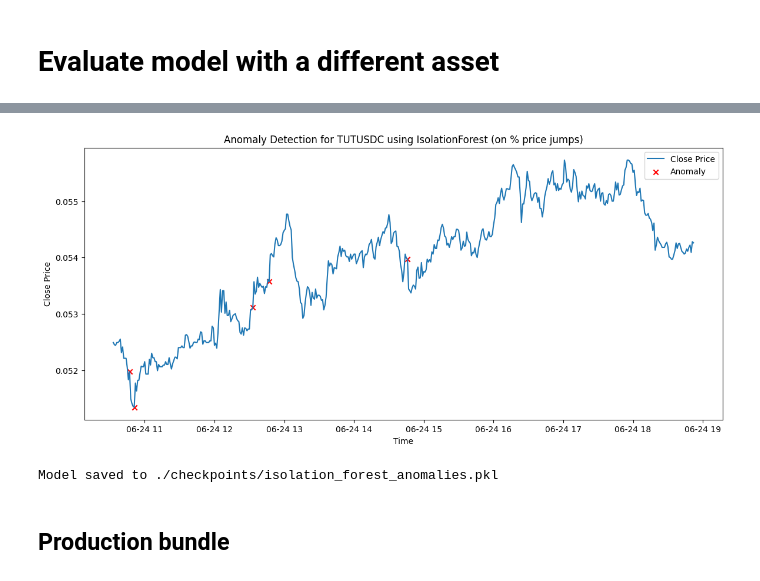
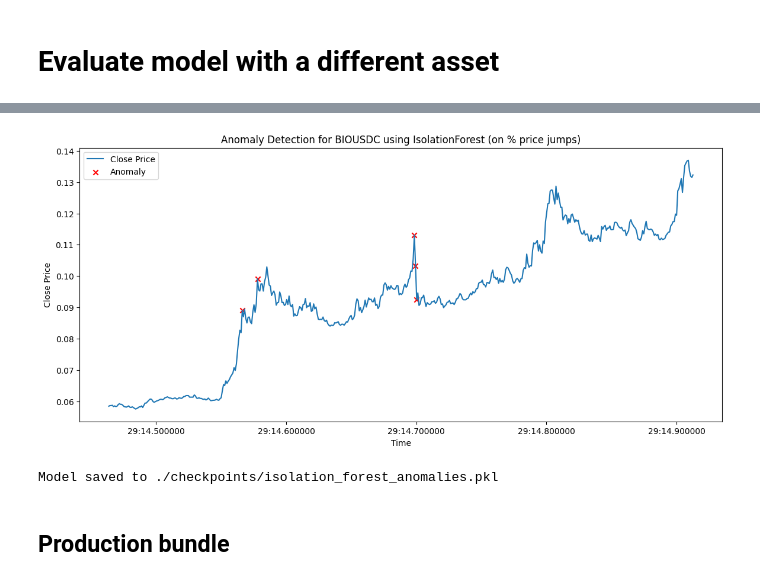
Before and after one commit to carkod/binbot-notebooks, a Jupyter notebook: anomaly_detection_isolation_forest.ipynb, the cells around one changed output, grey strips where cells are left out. Saved outputs shown, nothing was run; the diff lists cells and outputs as text; code cells hidden in the pictures.

```diff
--- a/anomaly_detection_isolation_forest.ipynb
+++ b/anomaly_detection_isolation_forest.ipynb
@@ -117,7 +117,7 @@ import joblib
 
 
 # Parameters
-symbol = 'TUTUSDC'
+symbol = 'BIOUSDC'
 interval = '15m'
 
 # Fetch klines from Binbot API
@@ -184,5 +184,5 @@ DatetimeIndex(['2025-06-24 14:46:00', '2025-06-24 10:47:00',
               dtype='datetime64[ns]', name='open_time', freq=None)
-[figure, old version]
+[figure, new version]
 Model saved to ./checkpoints/isolation_forest_anomalies.pkl
 # %% [markdown]
 ## Production bundle
```
Also changed, not shown: parts of 4 cells of this notebook, 5 other files.
